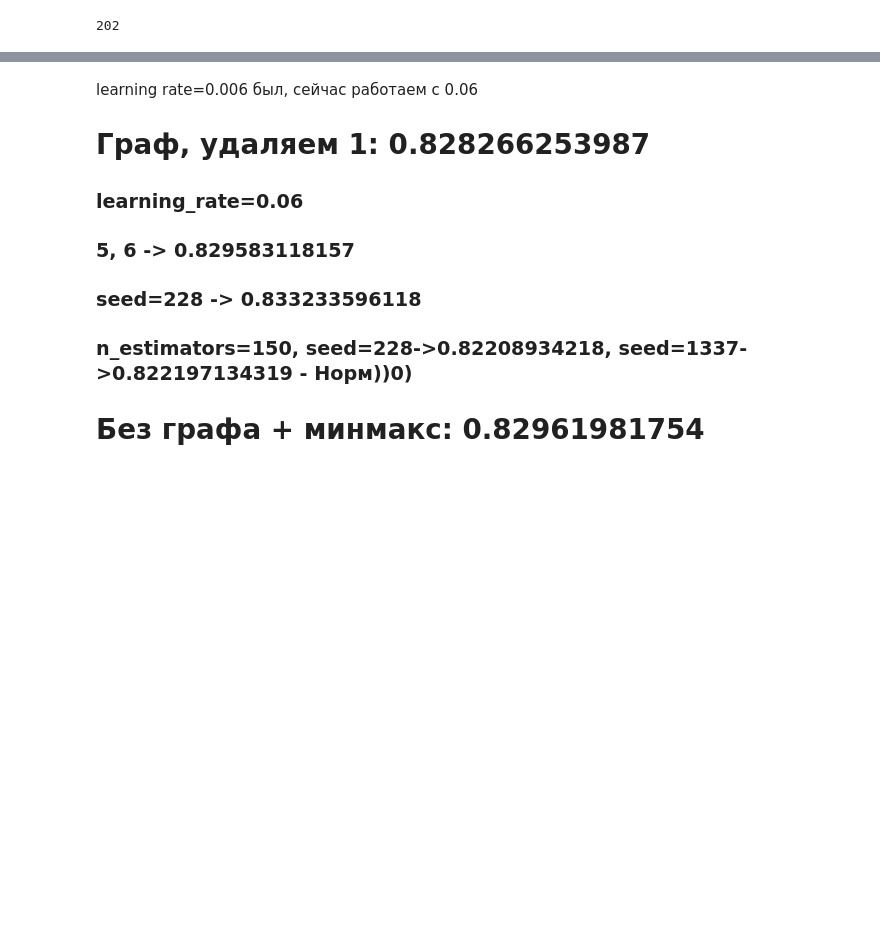
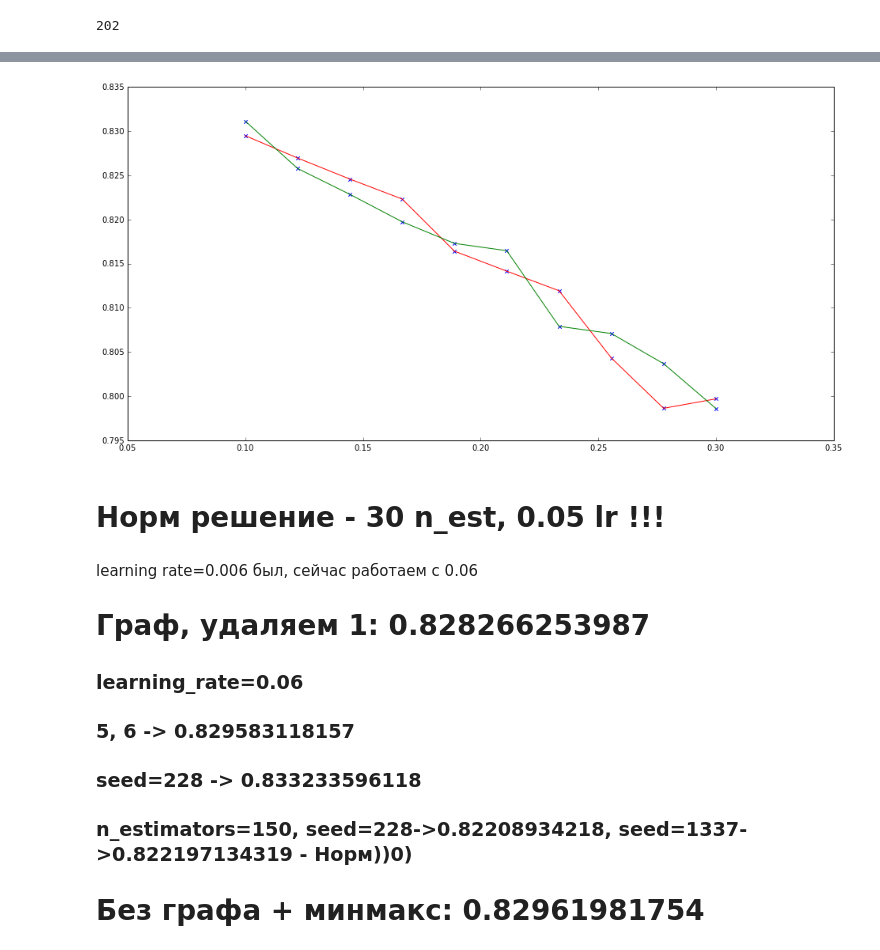
Before and after one commit to nmakeenkov/kaggle_kek, a Jupyter notebook: santander-hw.ipynb, the cells around one changed output, grey strips where cells are left out. Saved outputs shown, nothing was run; the diff lists cells and outputs as text; code cells hidden in the pictures; blank space fills up the shorter version.

```diff
--- a/santander-hw.ipynb
+++ b/santander-hw.ipynb
@@ -72,3 +135,14 @@ print scores.mean()
+# %%
+plt.figure(figsize=(16, 8))
+plt.plot(lr, f, color='r')
+plt.scatter(lr, f, marker='x')
+plt.plot(lr, s, color='g')
+plt.scatter(lr, s, marker='x')
+plt.show()
+# %% [output]
+[figure, added]
+# %% [markdown]
+# Норм решение - 30 n_est, 0.05 lr !!!
 # %% [markdown]
 learning rate=0.006 был, сейчас работаем с 0.06
 # Граф, удаляем 1: 0.828266253987
```
Also changed, not shown: parts of 11 cells of this notebook.
